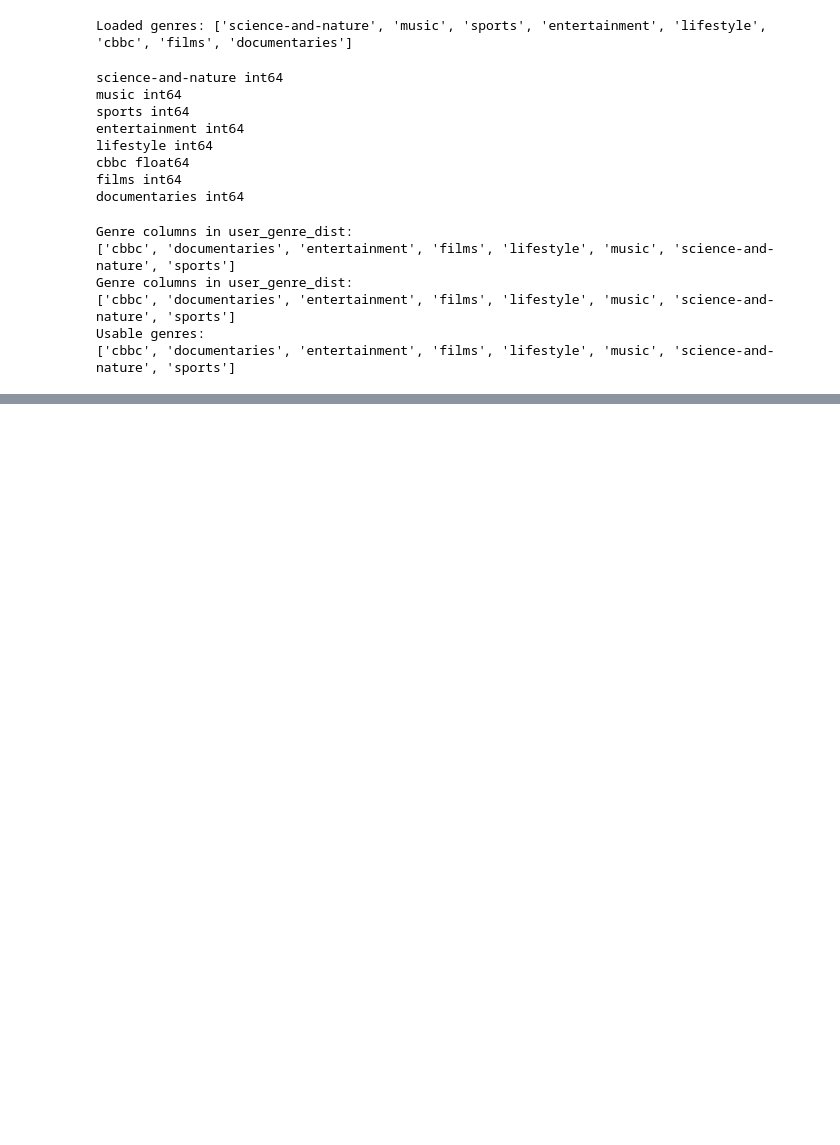
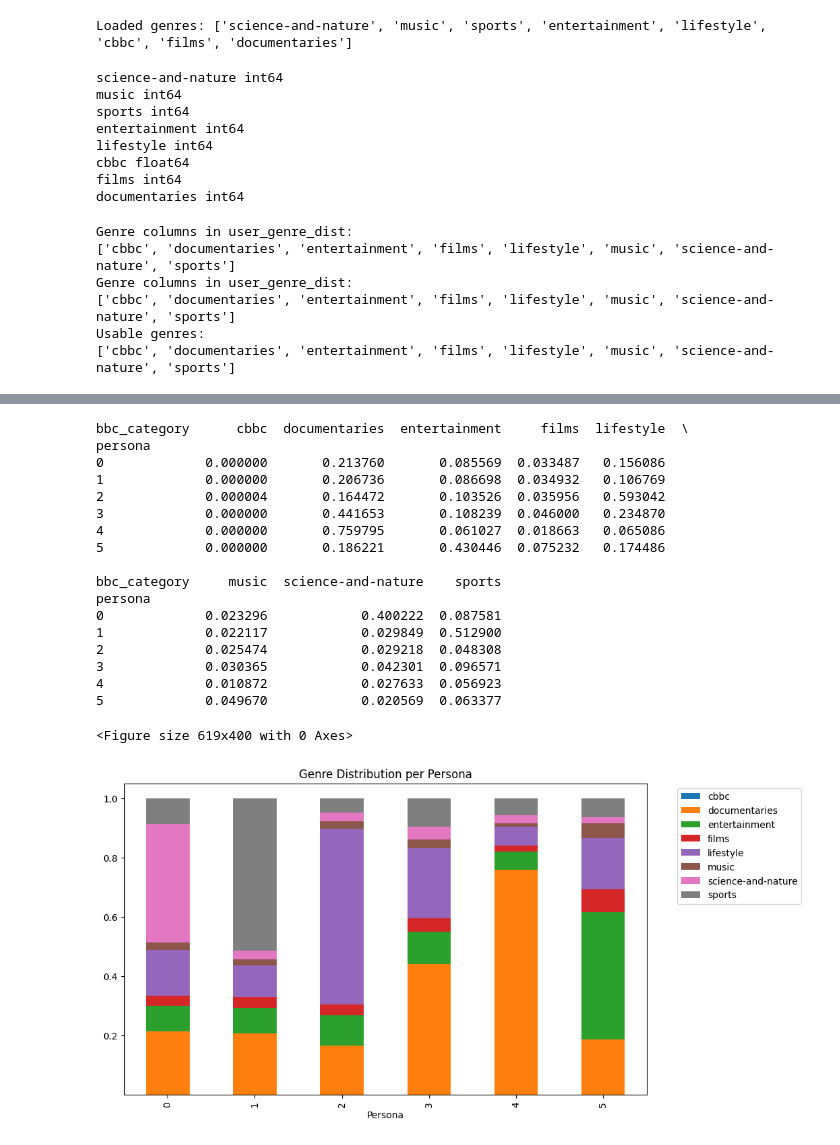
Before and after one commit to bilibalah/INFOMPPM, a Jupyter notebook: syntheticdata.ipynb, the cells around one changed output, grey strips where cells are left out. Drawn from its saved outputs; the diff is of its cells as text; code cells hidden in the pictures; blank space fills up the shorter version.

```diff
--- a/syntheticdata.ipynb
+++ b/syntheticdata.ipynb
@@ -914,0 +1035,43 @@ synthetic_view_history_simple.to_csv("synthetic_view_history_simple.csv", index=
+# %%
+non_genre_cols = ["persona", "total_views"]
+genre_cols = [c for c in user_genre_dist.columns if c not in non_genre_cols]
+plt.figure(figsize=(6.19, 4))
+
+persona_genre_dist = (
+    user_genre_dist
+    .groupby("persona")[genre_cols]
+    .mean()
+)
+
+print(persona_genre_dist)
+
+persona_genre_dist.plot(
+    kind="bar",
+    stacked=True,
+    figsize=(10,6)
+)
+
+plt.xlabel("Persona")
+plt.title("Genre Distribution per Persona")
+plt.legend(bbox_to_anchor=(1.05, 1))
+plt.show()
+# %% [output]
+bbc_category      cbbc  documentaries  entertainment     films  lifestyle  \
+persona
+0             0.000000       0.213760       0.085569  0.033487   0.156086
+1             0.000000       0.206736       0.086698  0.034932   0.106769
+2             0.000004       0.164472       0.103526  0.035956   0.593042
+3             0.000000       0.441653       0.108239  0.046000   0.234870
+4             0.000000       0.759795       0.061027  0.018663   0.065086
+5             0.000000       0.186221       0.430446  0.075232   0.174486
+
+bbc_category     music  science-and-nature    sports
+persona
+0             0.023296            0.400222  0.087581
+1             0.022117            0.029849  0.512900
+2             0.025474            0.029218  0.048308
+3             0.030365            0.042301  0.096571
+4             0.010872            0.027633  0.056923
+5             0.049670            0.020569  0.063377
+<Figure size 619x400 with 0 Axes>
+[figure, added]
```
Also changed, not shown: parts of 7 cells of this notebook, 2 other files.
